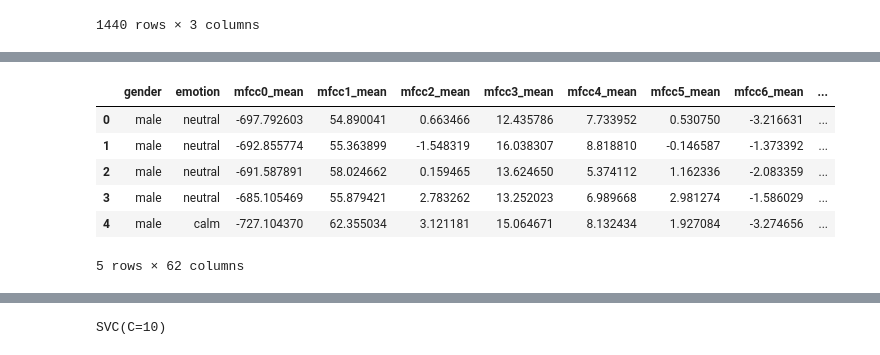
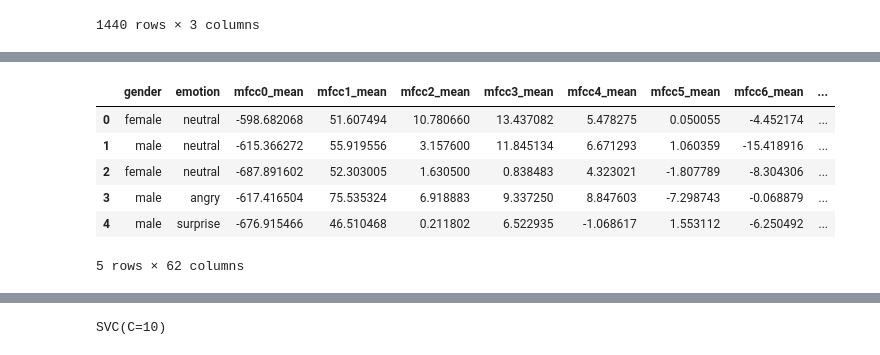
Before and after one commit to Znullptr/EmotionsPredictAPI, a Jupyter notebook: Saved_Models/prediction_model.ipynb, the cells around one changed output, grey strips where cells are left out. Cells and saved outputs as stored; diff of their text form; code cells hidden in the pictures.

```diff
--- a/Saved_Models/prediction_model.ipynb
+++ b/Saved_Models/prediction_model.ipynb
@@ -46,12 +51,12 @@ for i in actor_folders:
         file_path.append(audio + i + '/' + f)
 # %%
 # PUT EXTRACTED LABELS WITH FILEPATH INTO DATAFRAME
-audio_df = pd.DataFrame(emotion)
-audio_df = audio_df.replace({1:'neutral', 2:'calm', 3:'happy', 4:'sad', 5:'angry', 6:'fear', 7:'disgust', 8:'surprise'})
-audio_df = pd.concat([pd.DataFrame(gender),audio_df],axis=1)
-audio_df.columns = ['gender','emotion']
-audio_df = pd.concat([audio_df,pd.DataFrame(file_path, columns = ['path'])],axis=1)
-audio_df
+df = pd.DataFrame(emotion)
+df = df.replace({1: 'neutral', 2: 'calm', 3: 'happy', 4: 'sad', 5: 'angry', 6: 'fear', 7: 'disgust', 8: 'surprise'})
+df = pd.concat([pd.DataFrame(gender), df], axis=1)
+df.columns = ['gender', 'emotion']
+df = pd.concat([df, pd.DataFrame(file_path, columns = ['path'])], axis=1)
+df
 # %% [output]
 |  | gender | emotion | path |
 | 0 | male | neutral | C:/Users/tahar/Documents/emotions... |
@@ -69,3 +117,13 @@ audio_df
 # %%
+df = shuffle(df, random_state=25).reset_index(drop=True)
 # EXPORT TO CSV
-audio_df.to_csv('audio.csv',index=False)
+df.to_csv('audio.csv', index=False)
+df.head()
+# %% [output]
+|  | gender | emotion | mfcc0_mean | mfcc1_mean | mfcc2_mean | mfcc3_mean | mfcc4_mean | mfcc5_mean | mfcc6_mean | ... |
+| 0 | female | neutral | -598.682068 | 51.607494 | 10.780660 | 13.437082 | 5.478275 | 0.050055 | -4.452174 | ... |
+| 1 | male | neutral | -615.366272 | 55.919556 | 3.157600 | 11.845134 | 6.671293 | 1.060359 | -15.418916 | ... |
+| 2 | female | neutral | -687.891602 | 52.303005 | 1.630500 | 0.838483 | 4.323021 | -1.807789 | -8.304306 | ... |
+| 3 | male | angry | -617.416504 | 75.535324 | 6.918883 | 9.337250 | 8.847603 | -7.298743 | -0.068879 | ... |
+| 4 | male | surprise | -676.915466 | 46.510468 | 0.211802 | 6.522935 | -1.068617 | 1.553112 | -6.250492 | ... |
+5 rows × 62 columns
@@ -78,41 +130,3 @@ def extract_features(file_path):
-# %%
-# Load the dataset from the CSV file
-df = pd.read_csv('audio.csv')
-
-# Apply the function to extract features
-features = df['path'].apply(extract_features)
-
-# Create an empty list to store the aggregated MFCC features
-mfcc_data = []
-
-# Compute aggregated statistics for each MFCC feature
-for i, feature in enumerate(features):
-    # Compute statistics (mean, standard deviation, and maximum) along the rows (frames)
-    mfcc_stats = np.hstack((np.mean(feature, axis=0), np.std(feature, axis=0), np.max(feature, axis=0)))
-
-    # Create a dictionary with the aggregated statistics
-    mfcc_dict = {f'mfcc{j}_mean': mfcc_stats[j] for j in range(mfcc_stats.shape[0]//3)}
-    mfcc_dict.update({f'mfcc{j}_std': mfcc_stats[j + mfcc_stats.shape[0]//3] for j in range(mfcc_stats.shape[0]//3)})
-    mfcc_dict.update({f'mfcc{j}_max': mfcc_stats[j + 2*mfcc_stats.shape[0]//3] for j in range(mfcc_stats.shape[0]//3)})
-
-    # Append the dictionary to the list
-    mfcc_data.append(mfcc_dict)
-
-# Convert the list of dictionaries to a DataFrame
-mfcc_df = pd.DataFrame.from_records(mfcc_data)
-
-# Concatenate the original DataFrame with the aggregated MFCC DataFrame
-df = pd.concat([df, mfcc_df], axis=1)
-df.drop(columns='path', inplace=True)
-df.head()
-# %% [output]
-|  | gender | emotion | mfcc0_mean | mfcc1_mean | mfcc2_mean | mfcc3_mean | mfcc4_mean | mfcc5_mean | mfcc6_mean | ... |
-| 0 | male | neutral | -697.792603 | 54.890041 | 0.663466 | 12.435786 | 7.733952 | 0.530750 | -3.216631 | ... |
-| 1 | male | neutral | -692.855774 | 55.363899 | -1.548319 | 16.038307 | 8.818810 | -0.146587 | -1.373392 | ... |
-| 2 | male | neutral | -691.587891 | 58.024662 | 0.159465 | 13.624650 | 5.374112 | 1.162336 | -2.083359 | ... |
-| 3 | male | neutral | -685.105469 | 55.879421 | 2.783262 | 13.252023 | 6.989668 | 2.981274 | -1.586029 | ... |
-| 4 | male | calm | -727.104370 | 62.355034 | 3.121181 | 15.064671 | 8.132434 | 1.927084 | -3.274656 | ... |
-5 rows × 62 columns
 # %%
 # check if dataset is balanced
 Counter(df.loc[:,'emotion'])
```
Also changed, not shown: parts of 22 cells of this notebook, 3 other files.
